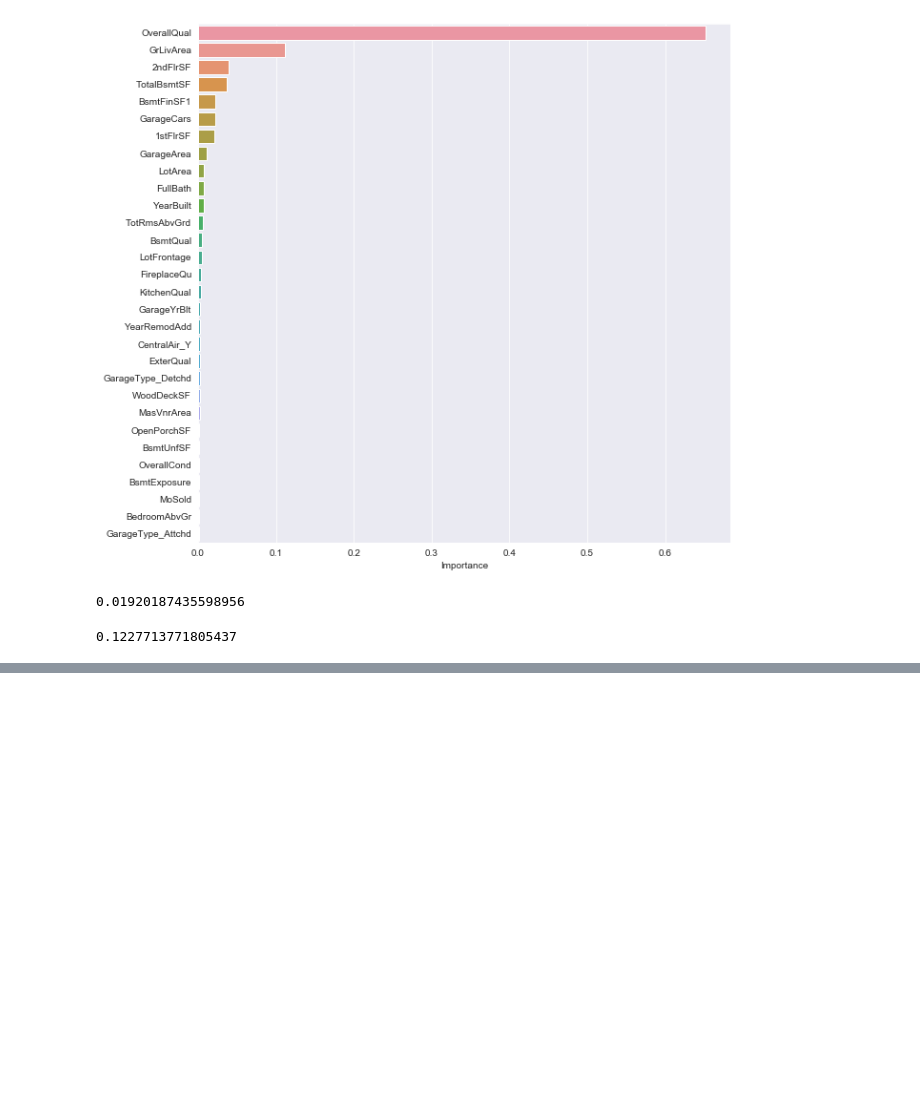
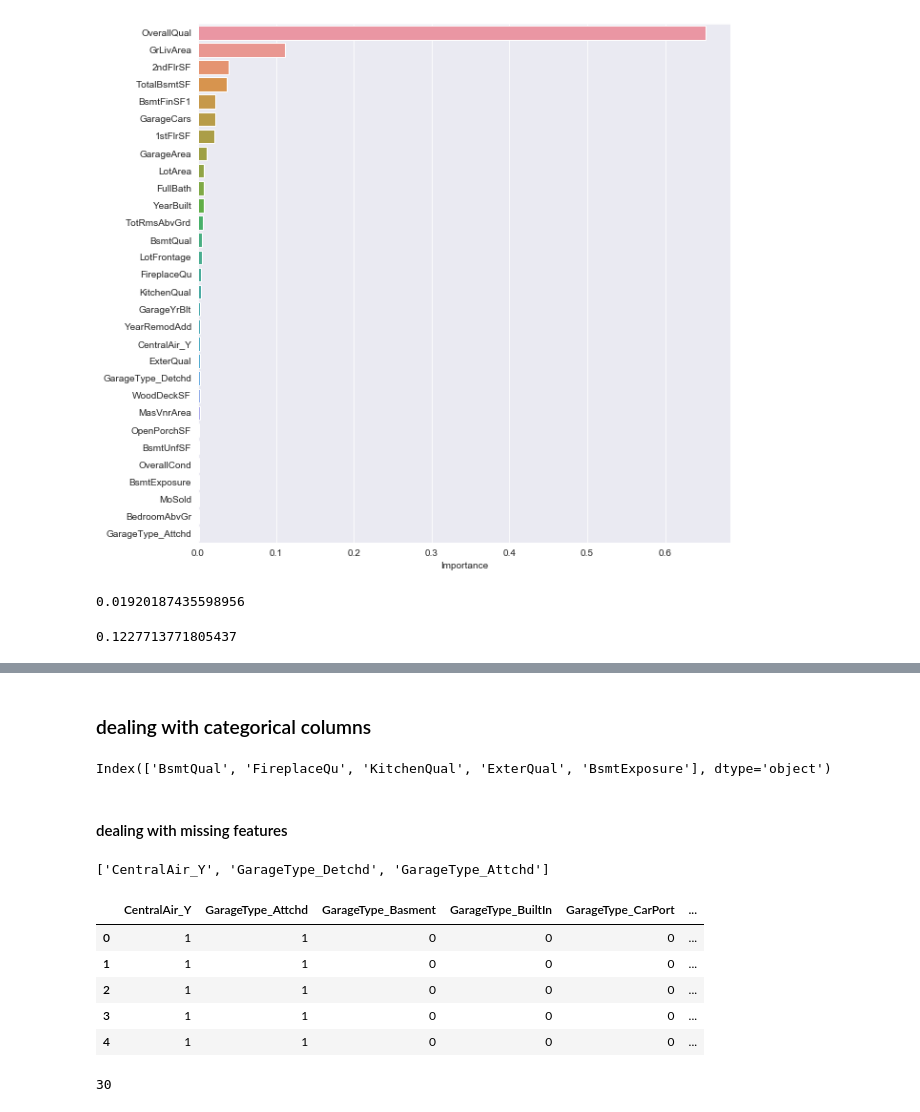
Before and after one commit to gitSuyash/Regression-Housing-Dataset, a Jupyter notebook: Notebook.ipynb, the cells around one changed output, grey strips where cells are left out. Drawn from its saved outputs; the diff is of its cells as text; code cells hidden in the pictures; blank space fills up the shorter version.

```diff
--- a/Notebook.ipynb
+++ b/Notebook.ipynb
@@ -403,0 +517,4 @@ XGBRegressor(base_score=0.5, booster='gbtree', colsample_bylevel=1,
+# %%
+# since 'GarageFinish' & 'GarageQual' NaN, therefore no garage
+#impute 0
+test['GarageYrBlt'].fillna(0,inplace=True)
@@ -403,0 +528,7 @@ XGBRegressor(base_score=0.5, booster='gbtree', colsample_bylevel=1,
+# %%
+# NaN in MasVnrType means no Masonry
+#impute 0
+test['MasVnrArea'].fillna(0,inplace=True)
+# %%
+#BsmtExposure
+test['BsmtExposure'].fillna('NO',inplace=True) # from data description
@@ -403,0 +539,29 @@ XGBRegressor(base_score=0.5, booster='gbtree', colsample_bylevel=1,
+# %% [markdown]
+### dealing with categorical columns
+# %%
+test[columns_present].select_dtypes(include='object').columns
+# %% [output]
+Index(['BsmtQual', 'FireplaceQu', 'KitchenQual', 'ExterQual', 'BsmtExposure'], dtype='object')
+# %%
+test['BsmtQual'] = test['BsmtQual'].map(encode1)
+test['FireplaceQu'] = test['FireplaceQu'].map(encode1)
+test['KitchenQual'] = test['KitchenQual'].map(encode1)
+test['ExterQual'] = test['ExterQual'].map(encode1)
+test['BsmtExposure'] = test['BsmtExposure'].map(encode2)
+# %% [markdown]
+#### dealing with missing features
+# %%
+columns_absent
+# %% [output]
+['CentralAir_Y', 'GarageType_Detchd', 'GarageType_Attchd']
+# %%
+# create dummy features for CentralAir & GarageType
+dummy_features = pd.get_dummies(test[['CentralAir','GarageType']],drop_first=True)
+dummy_features.head()
+# %% [output]
+|  | CentralAir_Y | GarageType_Attchd | GarageType_Basment | GarageType_BuiltIn | GarageType_CarPort | ... |
+| 0 | 1 | 1 | 0 | 0 | 0 | ... |
+| 1 | 1 | 1 | 0 | 0 | 0 | ... |
+| 2 | 1 | 1 | 0 | 0 | 0 | ... |
+| 3 | 1 | 1 | 0 | 0 | 0 | ... |
+| 4 | 1 | 1 | 0 | 0 | 0 | ... |
@@ -403,0 +570,4 @@ XGBRegressor(base_score=0.5, booster='gbtree', colsample_bylevel=1,
+# %%
+len(final_test_features.select_dtypes(include='number').columns)
+# %% [output]
+30
```
Also changed, not shown: parts of 26 cells of this notebook, 1 other file.
